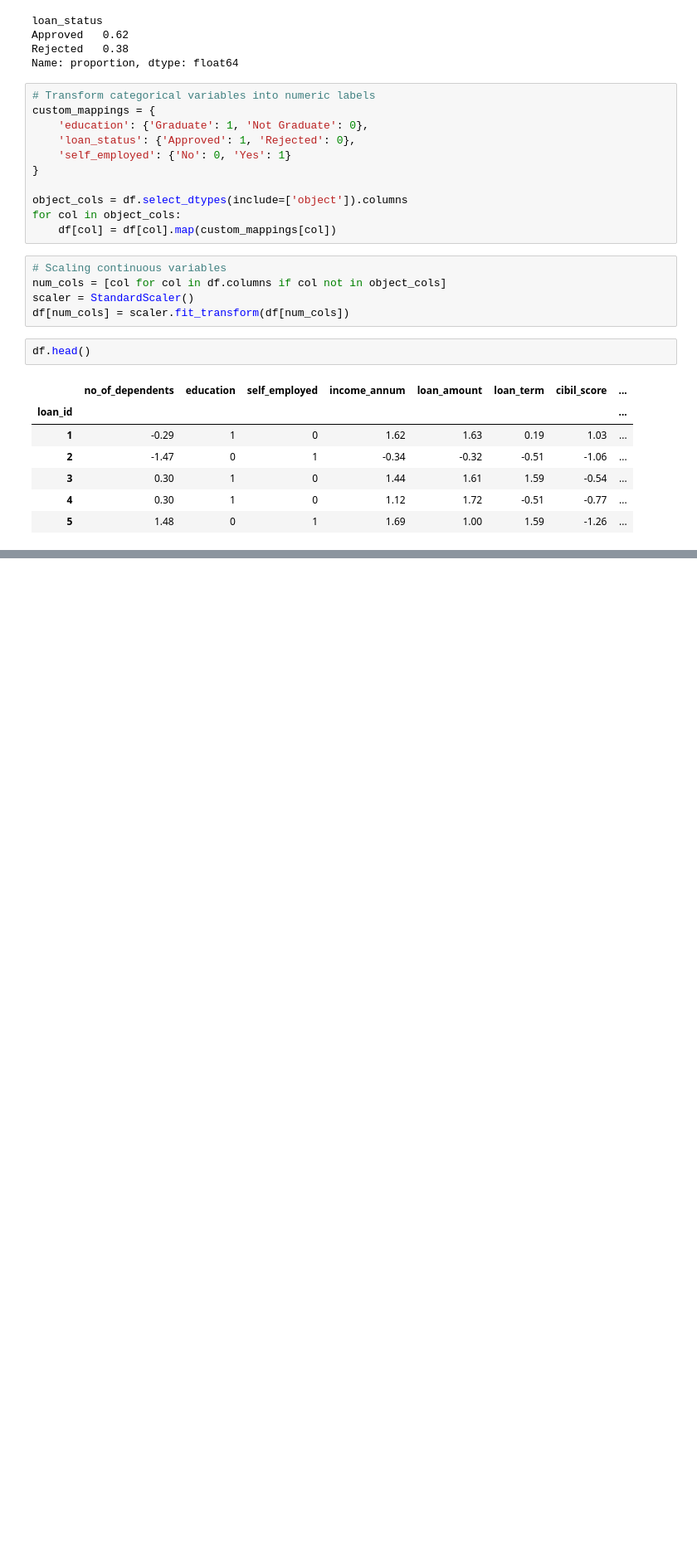
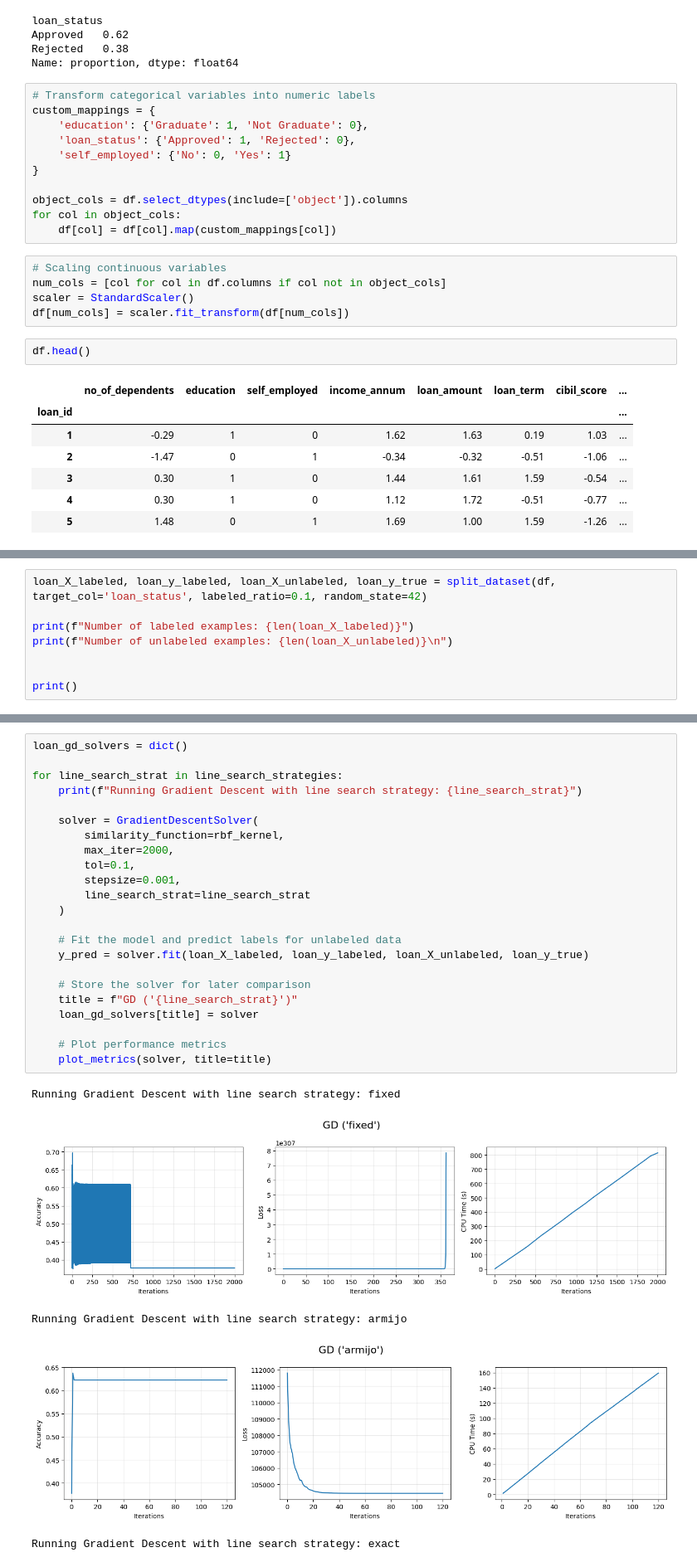
Before and after one commit to pavelihno/optimization-data-science, a Jupyter notebook: Homework.ipynb, the cells around one changed output, grey strips where cells are left out. Shown at 83% size. Cells and saved outputs as stored; diff of their text form; blank space fills up the shorter version.

Commit message:
algorithms applied to real world dataset

```diff
--- a/Homework.ipynb
+++ b/Homework.ipynb
@@ -1214,0 +1267,8 @@ df.head()
+# %%
+loan_X_labeled, loan_y_labeled, loan_X_unlabeled, loan_y_true = split_dataset(df, target_col='loan_status', labeled_ratio=0.1, random_state=42)
+
+print(f"Number of labeled examples: {len(loan_X_labeled)}")
+print(f"Number of unlabeled examples: {len(loan_X_unlabeled)}\n")
+
+
+print()
@@ -1214,0 +1279,29 @@ df.head()
+# %%
+loan_gd_solvers = dict()
+
+for line_search_strat in line_search_strategies:
+    print(f"Running Gradient Descent with line search strategy: {line_search_strat}")
+
+    solver = GradientDescentSolver(
+        similarity_function=rbf_kernel,
+        max_iter=2000,
+        tol=0.1,
+        stepsize=0.001,
+        line_search_strat=line_search_strat
+    )
+
+    # Fit the model and predict labels for unlabeled data
+    y_pred = solver.fit(loan_X_labeled, loan_y_labeled, loan_X_unlabeled, loan_y_true)
+
+    # Store the solver for later comparison
+    title = f"GD ('{line_search_strat}')"
+    loan_gd_solvers[title] = solver
+
+    # Plot performance metrics
+    plot_metrics(solver, title=title)
+# %% [output]
+Running Gradient Descent with line search strategy: fixed
+[figure, added]
+Running Gradient Descent with line search strategy: armijo
+[figure, added]
+Running Gradient Descent with line search strategy: exact
```
Also changed, not shown: parts of 12 cells of this notebook.
